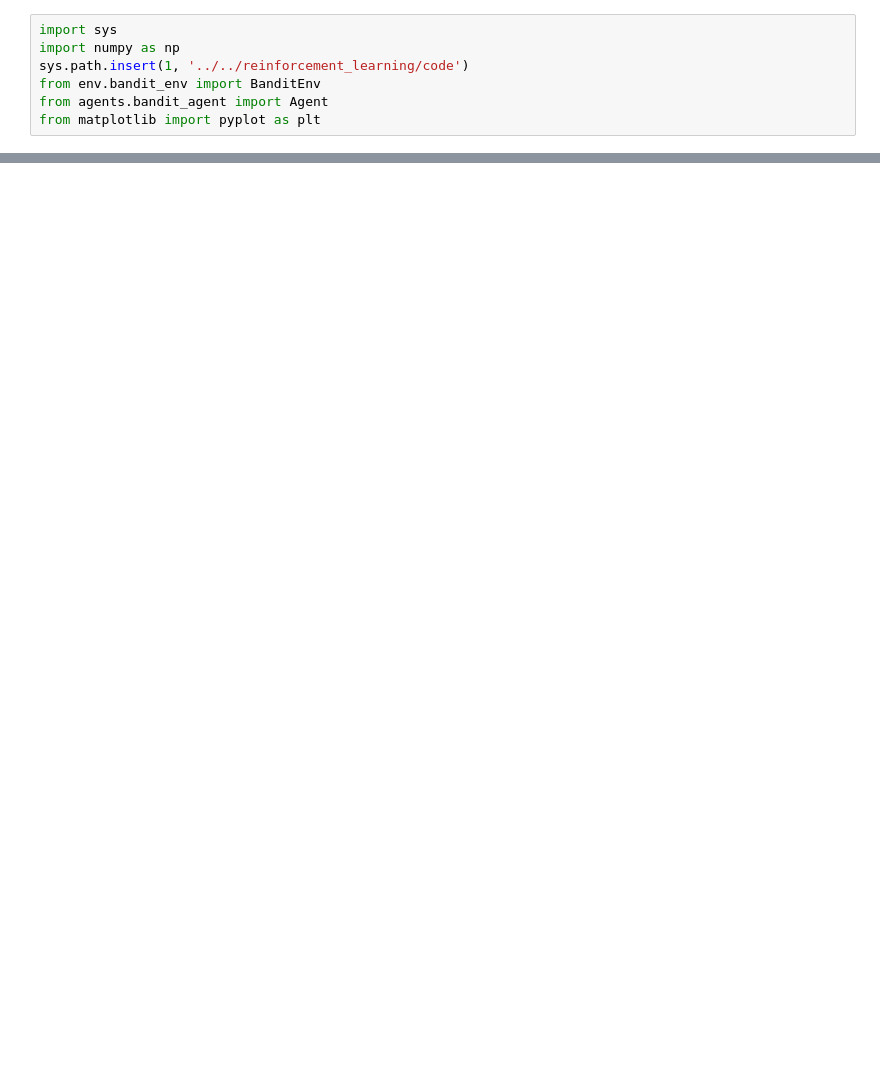
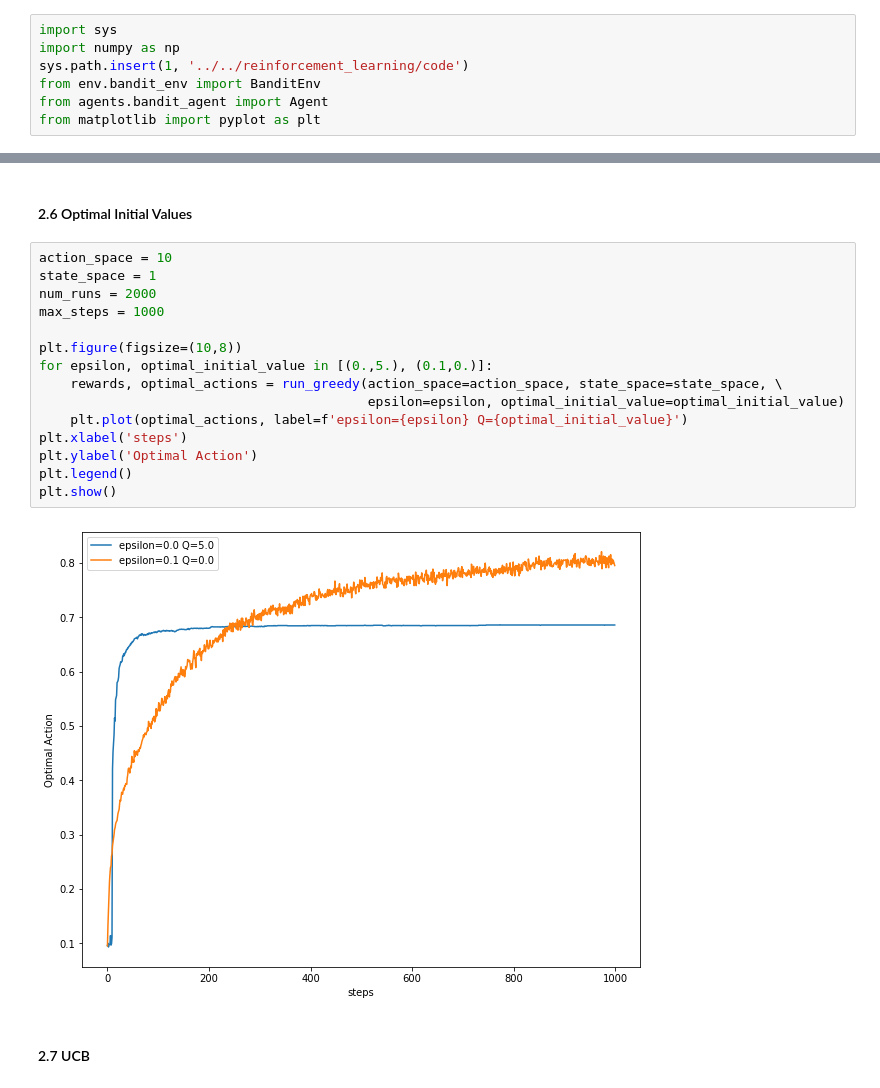
Before and after one commit to adreena/MyStudyCorner, a Jupyter notebook: reinforcement_learning/1- Bandit/Exercises.ipynb, the cells around one changed output, grey strips where cells are left out. Drawn from its saved outputs; the diff is of its cells as text; blank space fills up the shorter version.

```diff
--- a/reinforcement_learning/1- Bandit/Exercises.ipynb
+++ b/reinforcement_learning/1- Bandit/Exercises.ipynb
@@ -50,0 +51,21 @@ plt.show()
+# %% [markdown]
+#### 2.6 Optimal Initial Values
+# %%
+action_space = 10
+state_space = 1
+num_runs = 2000
+max_steps = 1000
+
+plt.figure(figsize=(10,8))
+for epsilon, optimal_initial_value in [(0.,5.), (0.1,0.)]:
+    rewards, optimal_actions = run_greedy(action_space=action_space, state_space=state_space, \
+                                          epsilon=epsilon, optimal_initial_value=optimal_initial_value)
+    plt.plot(optimal_actions, label=f'epsilon={epsilon} Q={optimal_initial_value}')
+plt.xlabel('steps')
+plt.ylabel('Optimal Action')
+plt.legend()
+plt.show()
+# %% [output]
+[figure, added]
+# %% [markdown]
+#### 2.7 UCB
```
Also changed, not shown: parts of 9 cells of this notebook, 2 other files.
